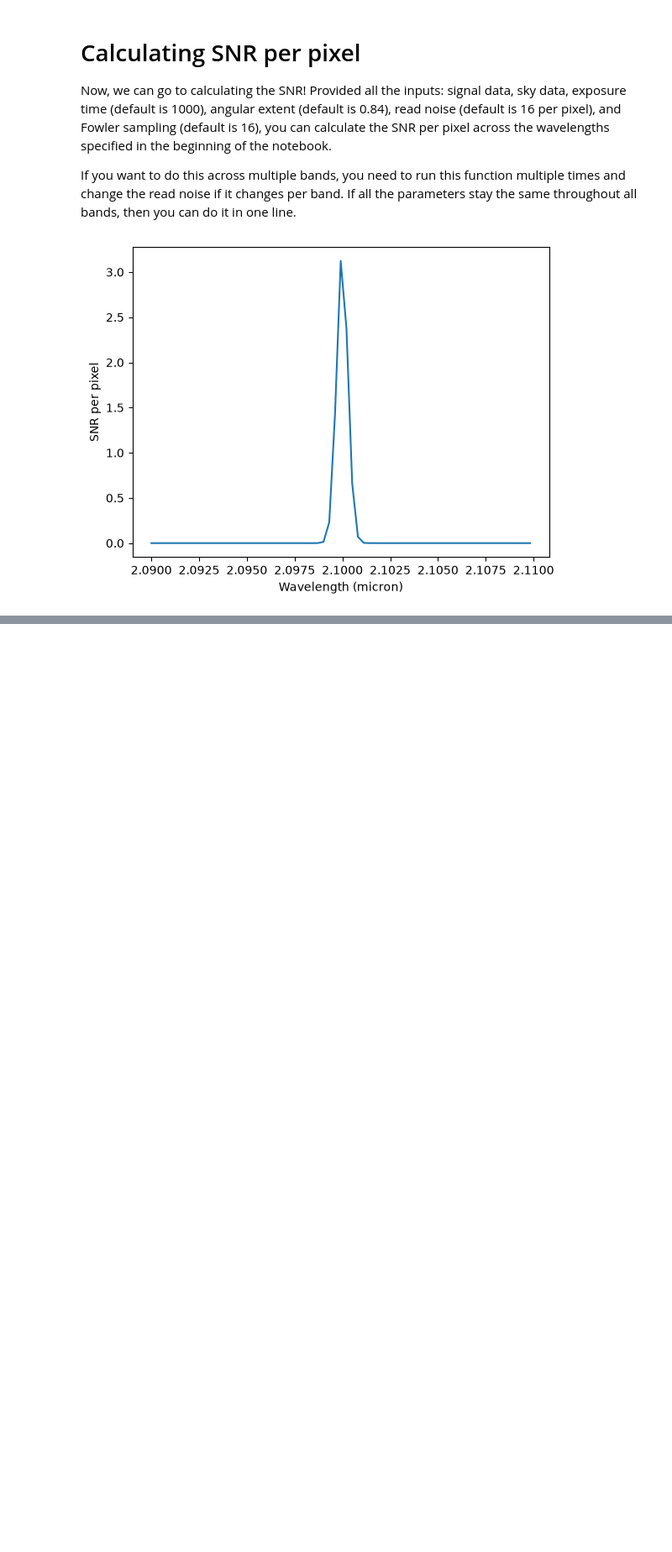
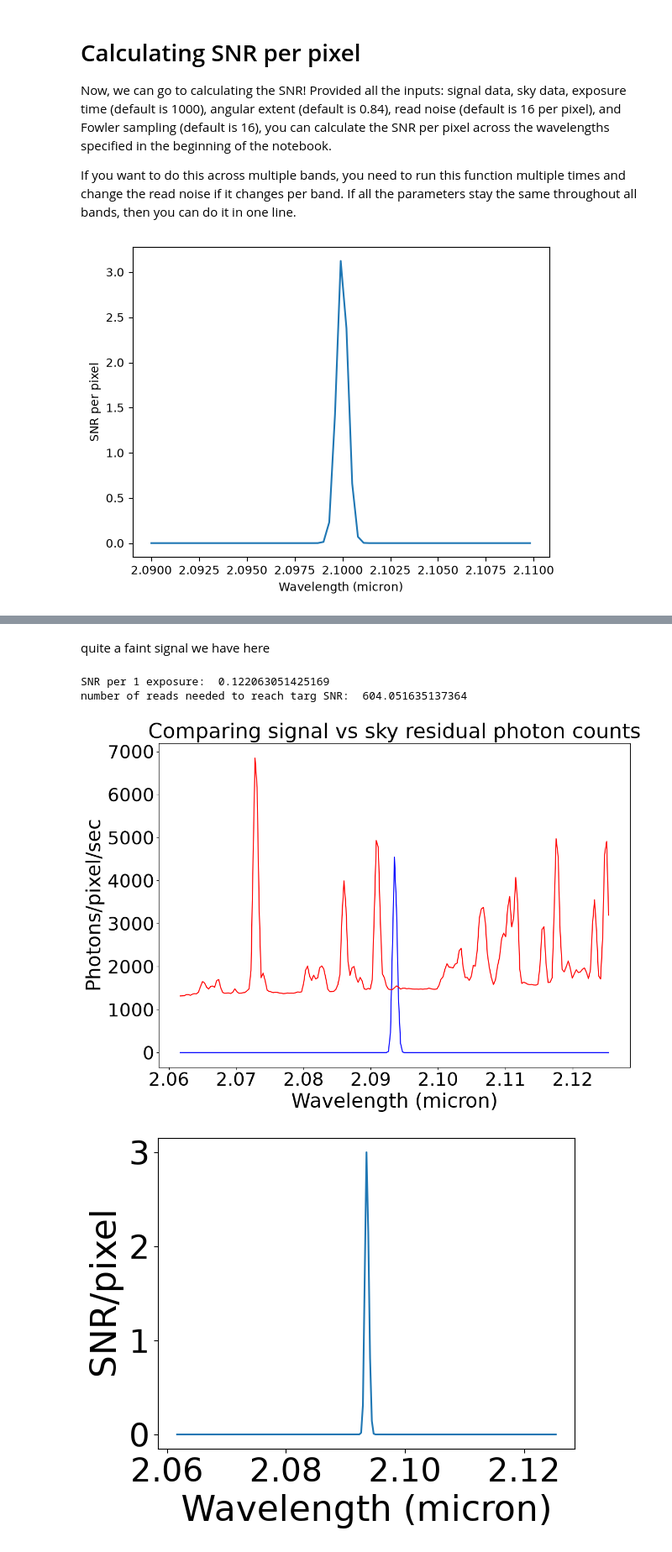
Before and after one commit to incharajh/CASSI_26_MIRMOS, a Jupyter notebook: Inchara_ETC/notebooks/single_emission_demo.ipynb, the cells around one changed output, grey strips where cells are left out. Shown at 84% size. Cells and saved outputs as stored; diff of their text form; code cells hidden in the pictures; blank space fills up the shorter version.

```diff
--- a/Inchara_ETC/notebooks/single_emission_demo.ipynb
+++ b/Inchara_ETC/notebooks/single_emission_demo.ipynb
@@ -121,0 +144,2 @@ plt.show()
+# %%
+wvl_full_IFU, signal_full_IFU, thpt_IFU, sky_IFU, atm_IFU = src.bin_signal_thp_atm_sky_data(wvl_IFU, signal_IFU, wavelength_unit='micron')
@@ -121,0 +155,40 @@ plt.show()
+# %% [markdown]
+quite a faint signal we have here
+# %%
+idx = 3
+
+max_snr_per_exp = src.calculate_max_snr(signal_per_pixel_IFU[idx], sky_per_pixel_IFU[idx])
+targ_snr = 3.0
+num_exp = (targ_snr/max_snr_per_exp)**2
+
+print('SNR per 1 exposure: ', max_snr_per_exp)
+print('number of reads needed to reach targ SNR: ', num_exp)
+
+snr_per_pix_IFU = src.calculate_snr(signal_per_pixel_IFU[idx], sky_per_pixel_IFU[idx], num_exp=num_exp)
+
+exp_time = num_exp*240
+
+plt.figure(figsize=(13,9))
+
+plt.plot(wvl_full_IFU[idx], signal_per_pixel_IFU[idx]*exp_time, color = 'b')
+plt.plot(wvl_full_IFU[idx], np.sqrt(sky_per_pixel_IFU[idx]*exp_time), color = 'r')
+
+plt.ylabel("Photons/pixel/sec", fontsize = 30)
+plt.xlabel("Wavelength (micron)", fontsize = 30)
+
+plt.title("Comparing signal vs sky residual photon counts", fontsize = 32)
+
+plt.tick_params('both', labelsize = 28)
+plt.show()
+
+plt.plot(wvl_full_IFU[idx], snr_per_pix_IFU)
+plt.xlabel('Wavelength (micron)', fontsize = 30)
+plt.ylabel('SNR/pixel', fontsize = 30)
+plt.title('', fontsize = 32)
+plt.tick_params('both', labelsize = 28)
+plt.show()
+# %% [output]
+SNR per 1 exposure:  0.122063051425169
+number of reads needed to reach targ SNR:  604.051635137364
+[figure, added]
+[figure, added]
```
Also changed, not shown: parts of 5 cells of this notebook, 6 other files.
